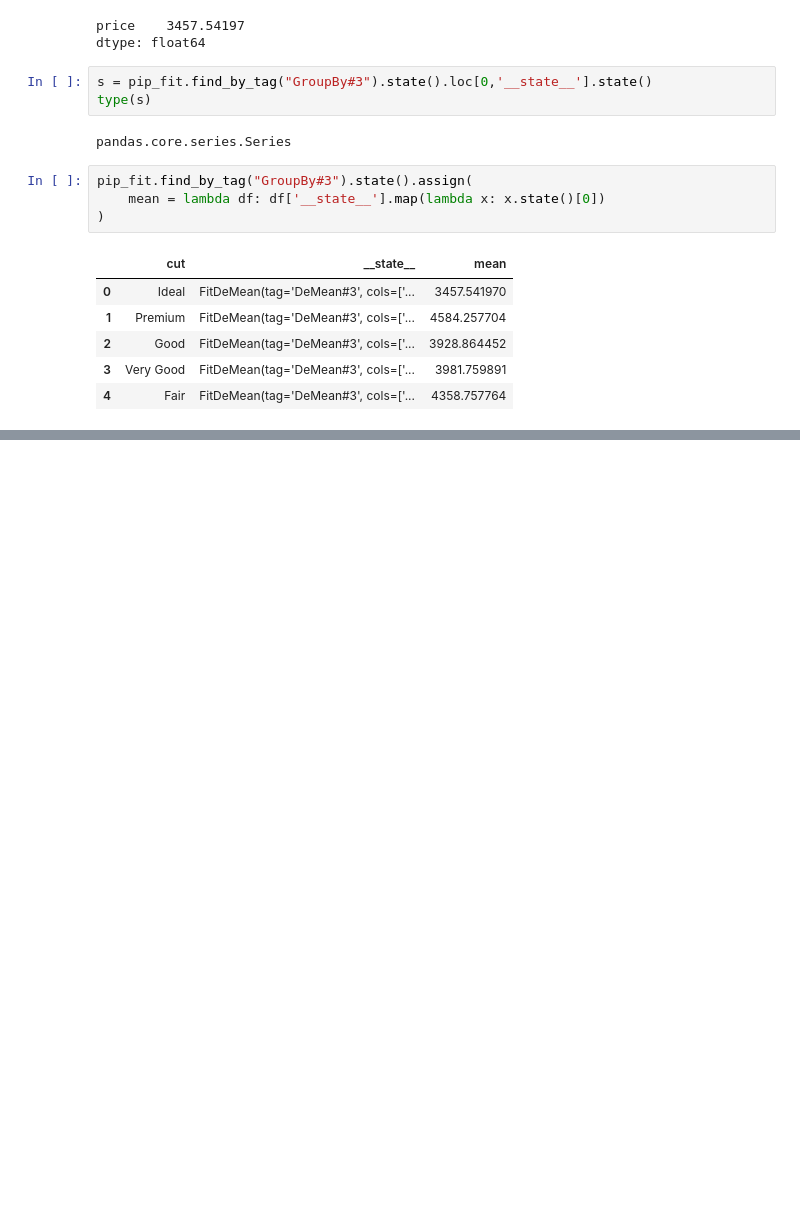
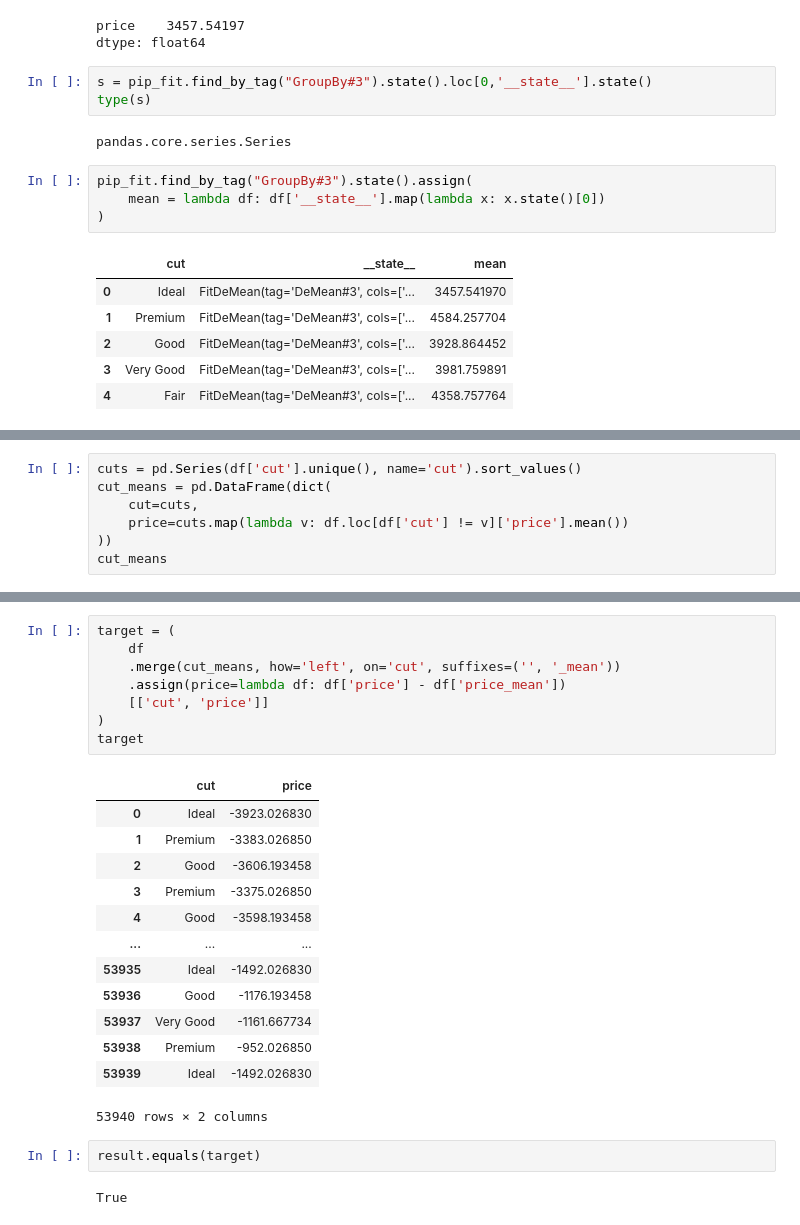
Before and after one commit to jaronowitz/frankenfit, a Jupyter notebook: notebooks/Dev-5-GroupBy.ipynb, the cells around one changed output, grey strips where cells are left out. Saved outputs shown, nothing was run; the diff lists cells and outputs as text; blank space fills up the shorter version.

```diff
--- a/notebooks/Dev-5-GroupBy.ipynb
+++ b/notebooks/Dev-5-GroupBy.ipynb
@@ -275,0 +332,7 @@ pip_fit.find_by_tag("GroupBy#3").state().assign(
+# %%
+cuts = pd.Series(df['cut'].unique(), name='cut').sort_values()
+cut_means = pd.DataFrame(dict(
+    cut=cuts,
+    price=cuts.map(lambda v: df.loc[df['cut'] != v]['price'].mean())
+))
+cut_means
@@ -275,0 +346,26 @@ pip_fit.find_by_tag("GroupBy#3").state().assign(
+# %%
+target = (
+    df
+    .merge(cut_means, how='left', on='cut', suffixes=('', '_mean'))
+    .assign(price=lambda df: df['price'] - df['price_mean'])
+    [['cut', 'price']]
+)
+target
+# %% [output]
+|  | cut | price |
+| 0 | Ideal | -3923.026830 |
+| 1 | Premium | -3383.026850 |
+| 2 | Good | -3606.193458 |
+| 3 | Premium | -3375.026850 |
+| 4 | Good | -3598.193458 |
+| ... | ... | ... |
+| 53935 | Ideal | -1492.026830 |
+| 53936 | Good | -1176.193458 |
+| 53937 | Very Good | -1161.667734 |
+| 53938 | Premium | -952.026850 |
+| 53939 | Ideal | -1492.026830 |
+53940 rows × 2 columns
+# %%
+result.equals(target)
+# %% [output]
+True
```
Also changed, not shown: parts of 7 cells of this notebook, 1 other file.
